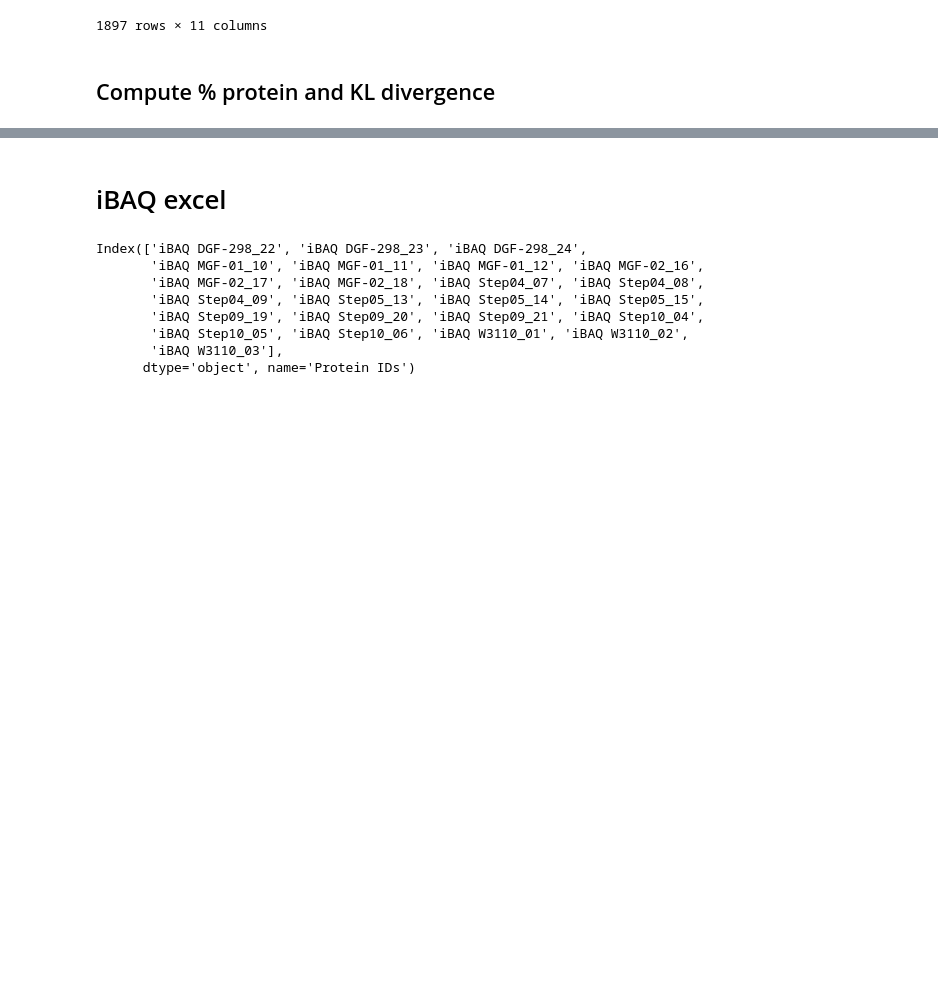
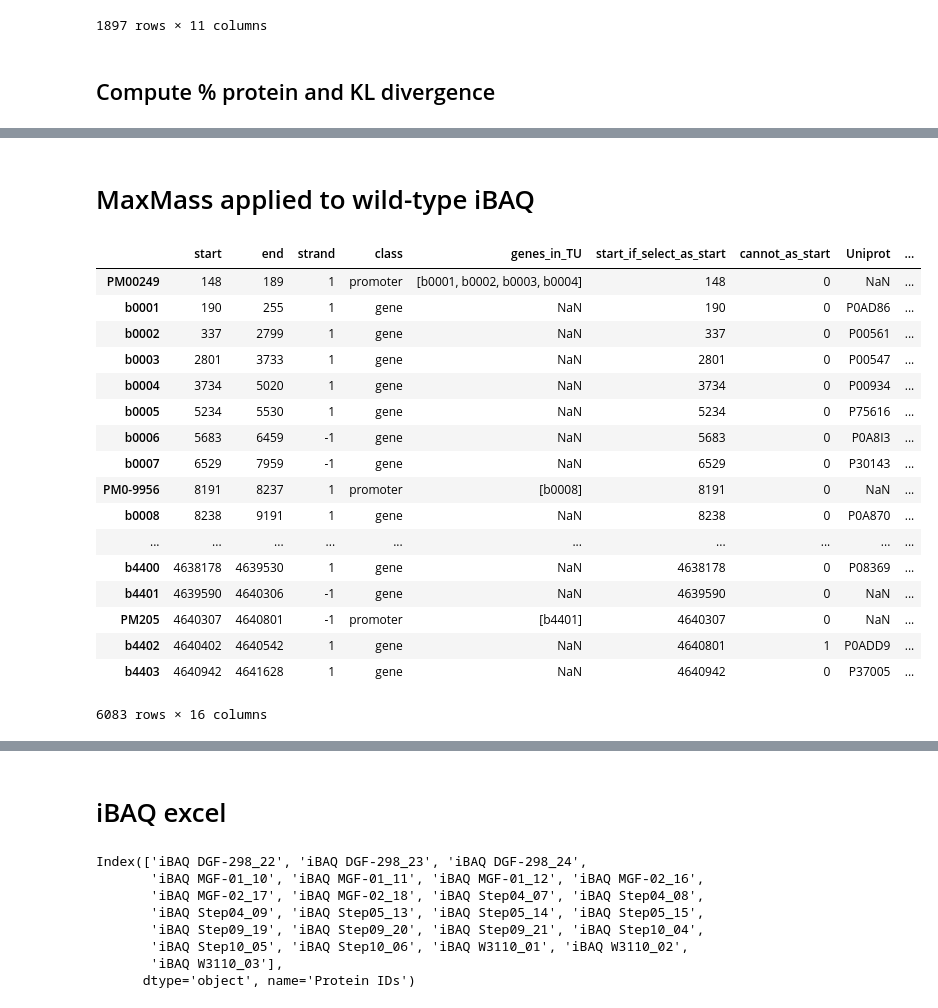
Before and after one commit to djinnome/MaxMass, a Jupyter notebook: src/CCO/CCO iBAQ.ipynb, the cells around one changed output, grey strips where cells are left out. Cells and saved outputs as stored; diff of their text form; code cells hidden in the pictures; blank space fills up the shorter version.

```diff
--- a/src/CCO/CCO iBAQ.ipynb
+++ b/src/CCO/CCO iBAQ.ipynb
@@ -226,0 +230,32 @@ mol_pct.sum(axis=0).to_frame('Sum')
+# %% [markdown]
+# MaxMass applied to wild-type iBAQ
+# %%
+prot_pct['iBAQ_W3110'].to_csv('../iBAQ_W3110.tab')
+
+abundance = pd.read_table('../data/Ecoli/A14.07036_cumulative_mass.tab', index_col='gene_or_promoter')
+
+abundance = abundance.join(prot_pct['iBAQ_W3110']).sort_values('start',ascending=True)
+abundance['iBAQ_W3110'] = abundance['iBAQ_W3110'].fillna(abundance['iBAQ_W3110'].min())
+abundance['iBAQ_W3110'] = abundance['iBAQ_W3110']/abundance['iBAQ_W3110'].sum()
+abundance['iBAQ_W3110'] = abundance['iBAQ_W3110'].cumsum()
+abundance.to_csv('../data/Ecoli/A14.07036_cumulative_mass_w_ibaq.tab',sep='\t',index_label='gene_or_promoter')
+abundance
+# %% [output]
+|  | start | end | strand | class | genes_in_TU | start_if_select_as_start | cannot_as_start | Uniprot | ... |
+| PM00249 | 148 | 189 | 1 | promoter | [b0001, b0002, b0003, b0004] | 148 | 0 | NaN | ... |
+| b0001 | 190 | 255 | 1 | gene | NaN | 190 | 0 | P0AD86 | ... |
+| b0002 | 337 | 2799 | 1 | gene | NaN | 337 | 0 | P00561 | ... |
+| b0003 | 2801 | 3733 | 1 | gene | NaN | 2801 | 0 | P00547 | ... |
+| b0004 | 3734 | 5020 | 1 | gene | NaN | 3734 | 0 | P00934 | ... |
+| b0005 | 5234 | 5530 | 1 | gene | NaN | 5234 | 0 | P75616 | ... |
+| b0006 | 5683 | 6459 | -1 | gene | NaN | 5683 | 0 | P0A8I3 | ... |
+| b0007 | 6529 | 7959 | -1 | gene | NaN | 6529 | 0 | P30143 | ... |
+| PM0-9956 | 8191 | 8237 | 1 | promoter | [b0008] | 8191 | 0 | NaN | ... |
+| b0008 | 8238 | 9191 | 1 | gene | NaN | 8238 | 0 | P0A870 | ... |
+| ... | ... | ... | ... | ... | ... | ... | ... | ... | ... |
+| b4400 | 4638178 | 4639530 | 1 | gene | NaN | 4638178 | 0 | P08369 | ... |
+| b4401 | 4639590 | 4640306 | -1 | gene | NaN | 4639590 | 0 | NaN | ... |
+| PM205 | 4640307 | 4640801 | -1 | promoter | [b4401] | 4640307 | 0 | NaN | ... |
+| b4402 | 4640402 | 4640542 | 1 | gene | NaN | 4640801 | 1 | P0ADD9 | ... |
+| b4403 | 4640942 | 4641628 | 1 | gene | NaN | 4640942 | 0 | P37005 | ... |
+6083 rows × 16 columns
```
Also changed, not shown: parts of 6 cells of this notebook, 5 other files.
